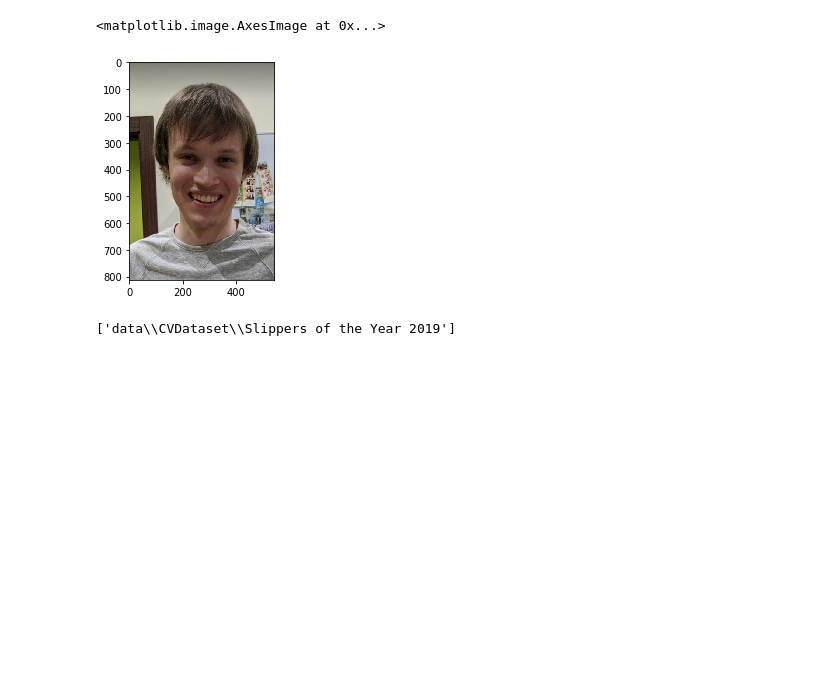
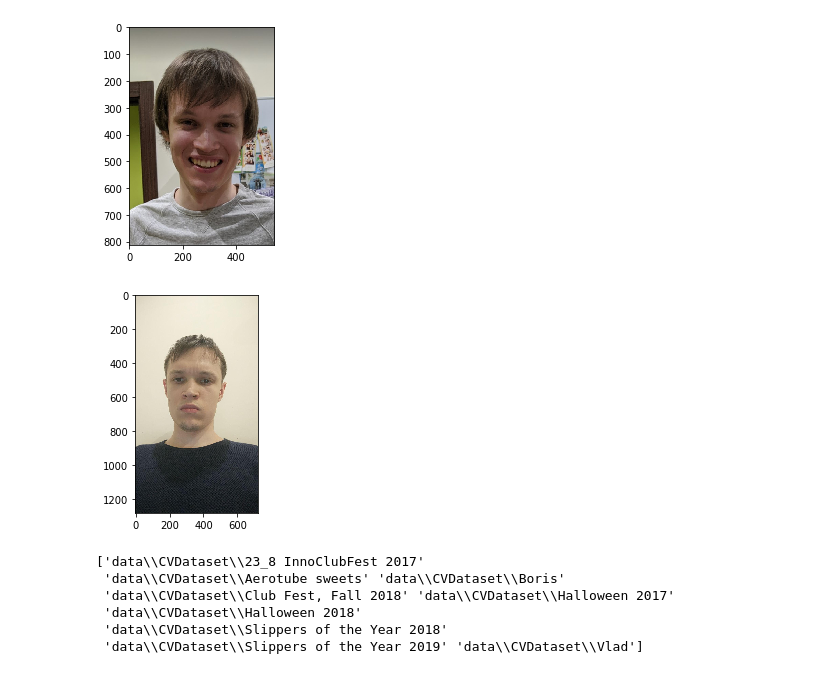
Before and after one commit to FireFoxIL/photo-search, a Jupyter notebook: test_core.ipynb, the cells around one changed output. Cells and saved outputs as stored; diff of their text form; code cells hidden in the pictures; blank space fills up the shorter version.

```diff
--- a/test_core.ipynb
+++ b/test_core.ipynb
@@ -69,35 +102,49 @@ def compare_faces(face1, face2, tolerance=None):
     return list(face_distance(face1, face2) <= tolerance)
 # %%
 class Person:
-    def __init__(self, img, name):
-        self.img = img
+    def __init__(self, imgs, name):
+        self.imgs = imgs
         self.name = name
-        self.encoding = encode_face(img).reshape(1, -1)
+        self.encodings = [encode_face(img).reshape(1, -1) for img in imgs]
 
 # Load photo with the person
-person = Person(load_image(os.path.join('data', 'boris.jpg')), 'Boris')
+people = [
+    Person([load_image(os.path.join('data', img)) for img in [
+                                                              'boris.jpg',
+                                                              'boris_2.jpg',
+#                                                               'boris_3.jpg',
+#                                                               'boris_4.jpg',
+#                                                              'boris_c1.jpg', 'boris_c2.jpg', 'boris_c3.jpg'
+                                                             ]], 'Boris'),
+#     Person([load_image(os.path.join('data', img)) for img in ['ivan.jpg', 'ivan_2.jpg']], 'Ivan'),
+    Person([load_image(os.path.join('data', img)) for img in ['vlad.jpg', 'vlad_2.jpg']], 'Vlad'),
+#     Person([load_image(os.path.join('data', img)) for img in ['denis.jpg']], 'Denis'),
+#     Person([load_image(os.path.join('data', img)) for img in ['andrey.jpg']] 'Andrey'),
+]
 
-# person = Person(load_image(os.path.join('data', 'ivan_2.jpg')), 'Ivan')
-
-# person = Person(load_image(os.path.join('data', 'vlad.jpg')), 'Vlad')
-
-# person = Person(load_image(os.path.join('data', 'denis.jpg')), 'Denis')
-
-# person = Person(load_image(os.path.join('data', 'andrey.jpg')), 'Andrey')
-
-# person = Person(load_image(os.path.join('data', 'andr_pav.jpg')), 'Andrey')
+person = people[0]
-# %%
-plt.imshow(person.img[:, :, ::-1])
-# %% [output]
-<matplotlib.image.AxesImage at 0x...>
-[figure, removed]
+# %%
+for img in person.imgs:
+    plt.imshow(img[:, :, ::-1])
+    plt.show()
+# %% [output]
+[figure, added]
+[figure, added]
 # %%
 # List folders
-folders = glob.glob(os.path.join(events_path, '*'))
-images = ImageLoader(os.path.join(events_path, '*'))
+glob_path = os.path.join(events_path, '*')
+folders = glob.glob(glob_path)
+images = ImageLoader(glob_path)
+# folders.remove('data\\CVDataset\\Vlad')
+# folders.remove('data\\CVDataset\\Boris')
 print(np.array(folders))
 # %% [output]
-['data\\CVDataset\\Slippers of the Year 2019']
+['data\\CVDataset\\23_8 InnoClubFest 2017'
+ 'data\\CVDataset\\Aerotube sweets' 'data\\CVDataset\\Boris'
+ 'data\\CVDataset\\Club Fest, Fall 2018' 'data\\CVDataset\\Halloween 2017'
+ 'data\\CVDataset\\Halloween 2018'
+ 'data\\CVDataset\\Slippers of the Year 2018'
+ 'data\\CVDataset\\Slippers of the Year 2019' 'data\\CVDataset\\Vlad']
 # %%
 events_metadata = defaultdict(set)
 for folder in folders:
```
Also changed, not shown: parts of 19 cells of this notebook, 6 other files.
